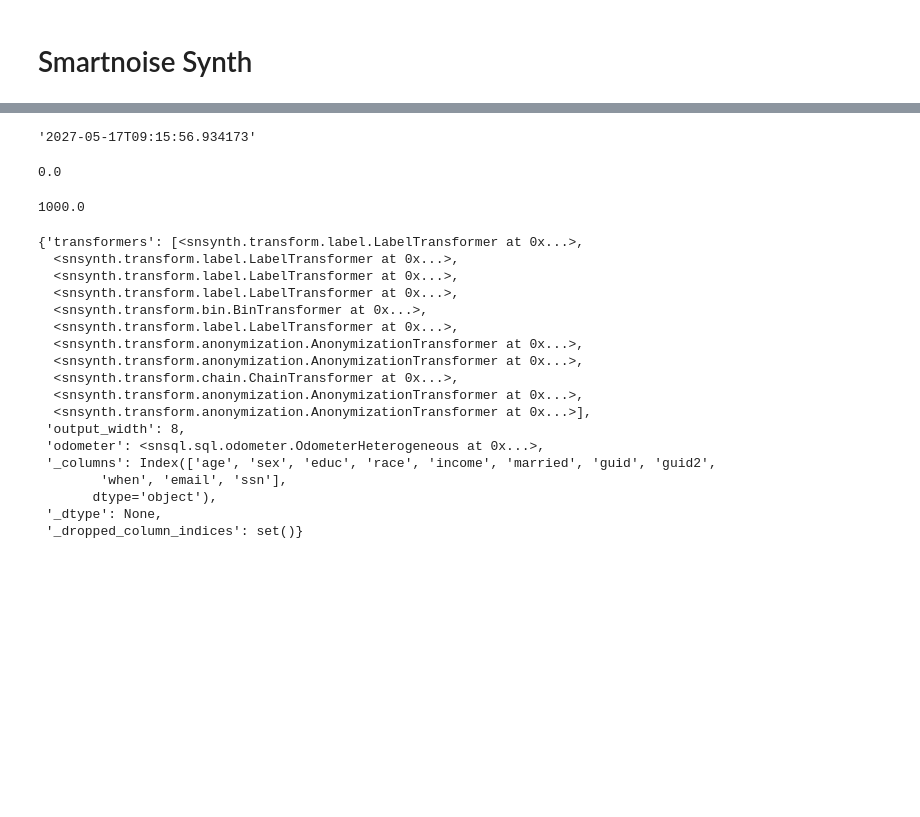
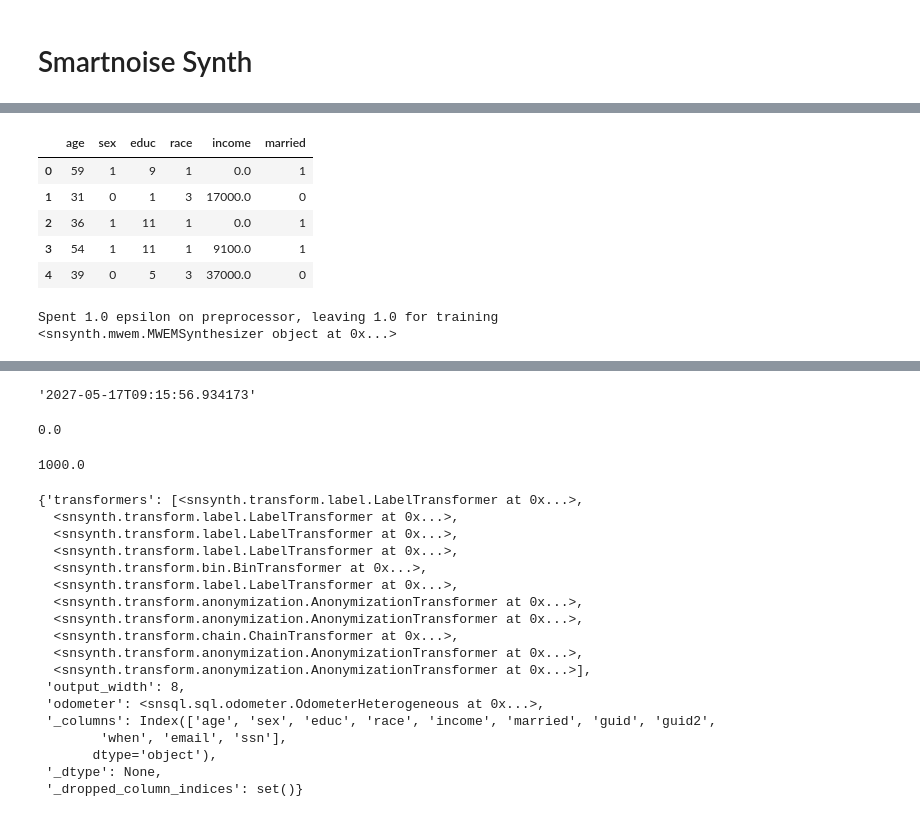
Before and after one commit to dscc-admin-ch/lomas, a Jupyter notebook: client/notebooks/SmartnoiseSynth.ipynb, the cells around one changed output, grey strips where cells are left out. Drawn from its saved outputs; the diff is of its cells as text; code cells hidden in the pictures; blank space fills up the shorter version.

```diff
--- a/client/notebooks/SmartnoiseSynth.ipynb
+++ b/client/notebooks/SmartnoiseSynth.ipynb
@@ -2,0 +18,17 @@
+# %%
+#pums = pums[["sex", "age"]]
+pums.head()
+# %% [output]
+|  | age | sex | educ | race | income | married |
+| 0 | 59 | 1 | 9 | 1 | 0.0 | 1 |
+| 1 | 31 | 0 | 1 | 3 | 17000.0 | 0 |
+| 2 | 36 | 1 | 11 | 1 | 0.0 | 1 |
+| 3 | 54 | 1 | 11 | 1 | 9100.0 | 1 |
+| 4 | 39 | 0 | 5 | 3 | 37000.0 | 0 |
+# %%
+synth = Synthesizer.create('mwem', epsilon=2.0)
+synth.fit(pums, preprocessor_eps=1.0)
+print(synth)
+# %% [output]
+Spent 1.0 epsilon on preprocessor, leaving 1.0 for training
+<snsynth.mwem.MWEMSynthesizer object at 0x...>
```
Also changed, not shown: parts of 15 cells of this notebook, 6 other files.
